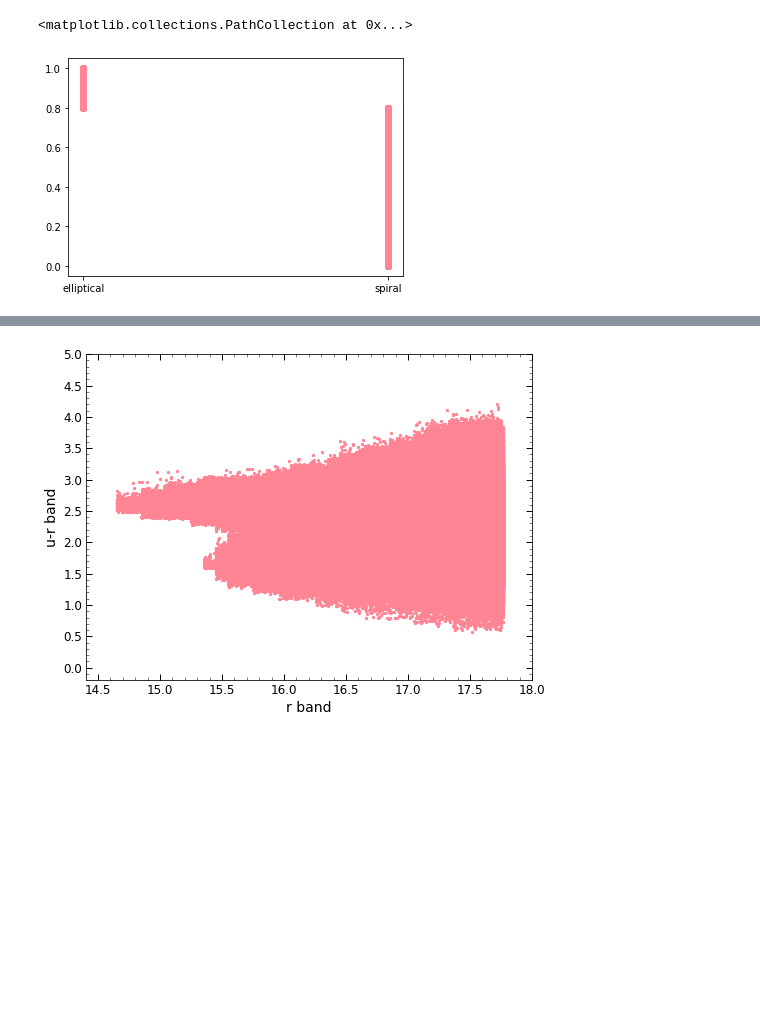
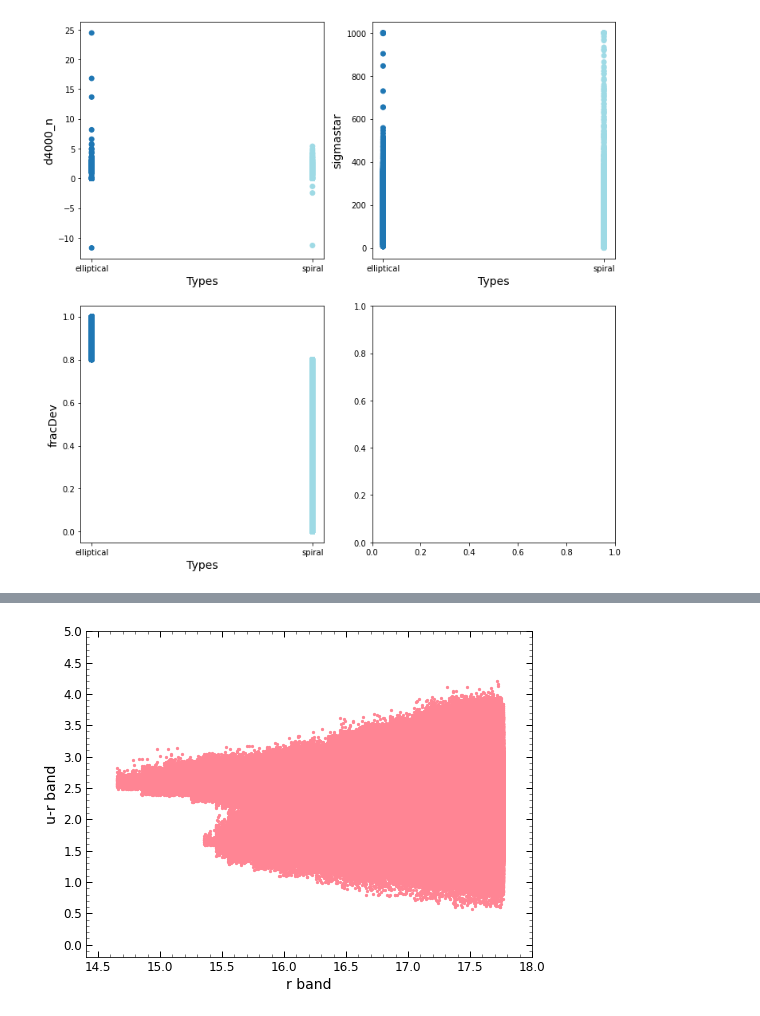
Before and after one commit to supakarn-t/Classify-Galaxy-by-SVM, a Jupyter notebook: Graph.ipynb, the cells around one changed output, grey strips where cells are left out. Cells and saved outputs as stored; diff of their text form; code cells hidden in the pictures; blank space fills up the shorter version.

```diff
--- a/Graph.ipynb
+++ b/Graph.ipynb
@@ -24,5 +23,41 @@ ur = u-r
-# %%
-plt.scatter(Types, fd, c='#ff8594')
-# %% [output]
-<matplotlib.collections.PathCollection at 0x...>
-[figure, removed]
+# %%
+# loc ต้องใช้ชื่อแถว,คอลัมน์
+# iloc ใช้แค่ตัวเลขตำแหน่ง
+rs = np.array(df.loc[:, 'z'])
+fd = np.array(df.loc[:, 'fracDeV_r'])
+d4000_n = np.array(df.loc[:, 'd4000_n'])
+sigmastar = np.array(df.loc[:, 'sigmaStars'])
+u = np.array(df.loc[:, 'petroMag_u'])
+g = np.array(df.loc[:, 'petroMag_g'])
+r = np.array(df.loc[:, 'petroMag_r'])
+i = np.array(df.loc[:, 'petroMag_i'])
+z = np.array(df.loc[:, 'petroMag_z'])
+
+ug = u-g
+ur = u-r
+ui = u-i
+uz = u-z
+gr = g-r
+gi = g-i
+gz = g-z
+ri = r-i
+rz = r-z
+iz = i-z
+
+Types = df.loc[:, 'Types']
+Types_ = np.array(Types)
+types = Types.apply(lambda v: v.replace('elliptical', '0').replace('spiral', '1')).astype(int)
+y = np.array(types)
+# %%
+fig, ax = plt.subplots(nrows=2, ncols=2, figsize=(12, 12))
+
+def plot_scat1(p1, p2, X, Y, x_name, y_name):
+    ax[p1, p2].scatter(X, Y, c=y, cmap='tab20')
+    ax[p1, p2].set_xlabel(str(x_name), fontsize='14')
+    ax[p1, p2].set_ylabel(str(y_name), fontsize='14')
+
+plot_scat1(0, 0, Types_, d4000_n, 'Types', 'd4000_n')
+plot_scat1(0, 1, Types_, sigmastar, 'Types', 'sigmastar')
+plot_scat1(1, 0, Types_, fd, 'Types', 'fracDev')
+# %% [output]
+[figure, added]
```
Also changed, not shown: parts of 9 cells of this notebook.
